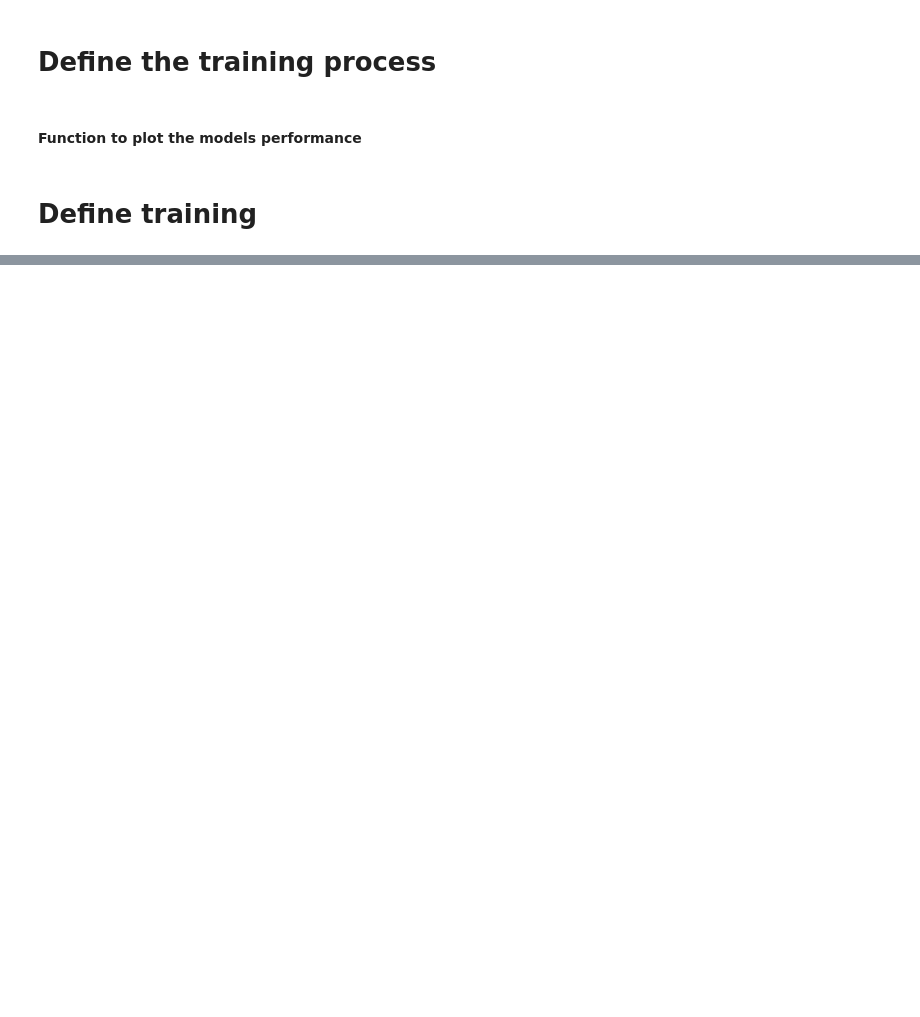
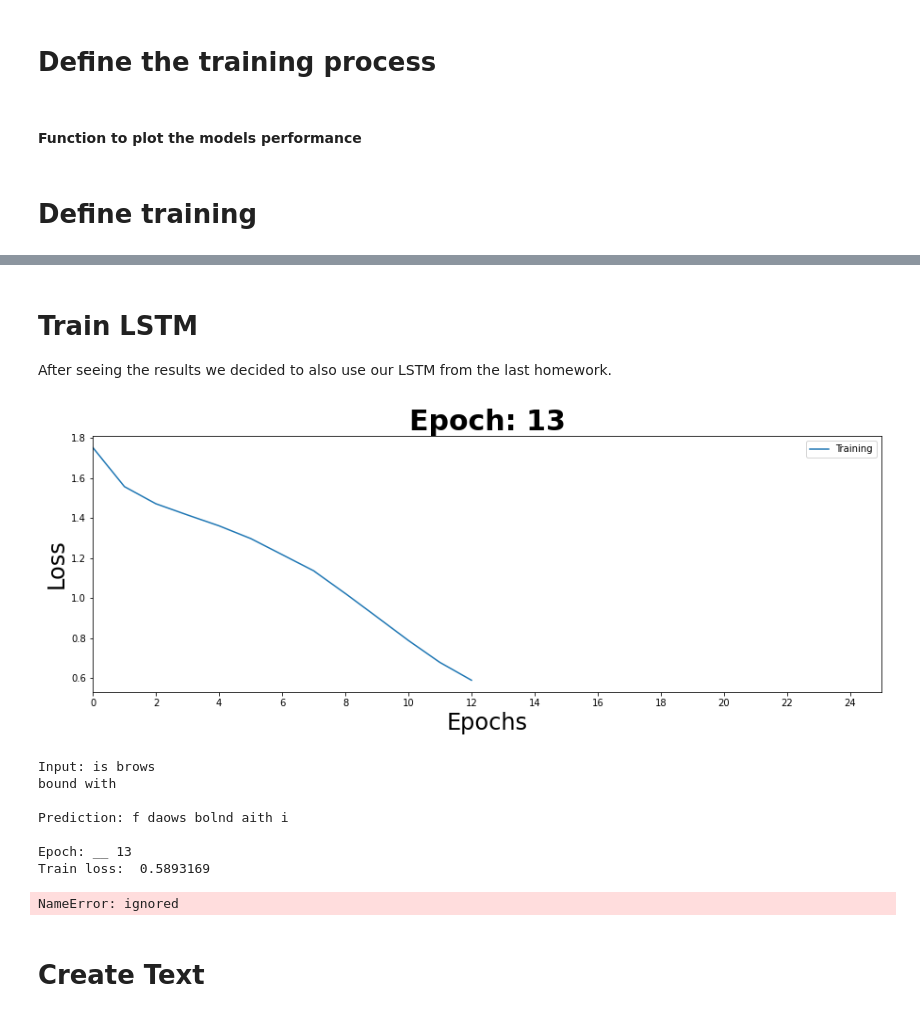
Before and after one commit to GondorCallsForAid/Iannwtf-mbanser-kvatankhahba-rhorn, a Jupyter notebook: Homework10/Text_Generation.ipynb, the cells around one changed output, grey strips where cells are left out. Saved outputs shown, nothing was run; the diff lists cells and outputs as text; code cells hidden in the pictures; blank space fills up the shorter version.

```diff
--- a/Homework10/Text_Generation.ipynb
+++ b/Homework10/Text_Generation.ipynb
@@ -276,11 +288,11 @@ class RNN(Model):
 
 We sample one character for each timestep using the softmax output as distribution.
 # %%
-rnn = RNN(128, len(vocab), 64)
+rnn = RNN(256, len(vocab), 128)
 for input, target in dataset.take(1):
     rnn_out = rnn(input)
     print(f'Input: {text_from_ids(input[0])}\n')
-    predicted_ids = tf.random.categorical(rnn_out[0], num_samples=1)
+    predicted_ids = tf.random.categorical(tf.math.log(rnn_out[0]), num_samples=1)
     print(f'Prediction: {text_from_ids(predicted_ids)}\n')
 
 rnn.summary()
@@ -426,0 +599,4 @@ tf.Tensor(1.9795345, shape=(), dtype=float32)
+# %% [markdown]
+# Train LSTM
+
+After seeing the results we decided to also use our LSTM from the last homework.
@@ -426,0 +612,41 @@ tf.Tensor(1.9795345, shape=(), dtype=float32)
+# %%
+%%time
+tf.keras.backend.clear_session()
+
+learning_rate = 0.001
+state_size = 4096
+embedding_size = 256
+epochs = 25
+
+# Initialize the loss
+# We use SparseCategoricalCrossentropy here
+# This way we don't have to onehot encode our targets and can just use the charID and the softmax prediction to calculate the loss
+loss_function = tf.keras.losses.SparseCategoricalCrossentropy()
+
+# Initialize the optimizer
+optimizer = tf.keras.optimizers.Adam(learning_rate)
+
+# Initialize model
+lstm = LSTM(state_size, len(vocab), embedding_size)
+train_model(
+    model = lstm,
+    dataset = dataset,
+    num_epochs = epochs,
+    loss_function = loss_function,
+    optimizer = optimizer
+)
+# %% [output]
+[figure, added]
+Input: is brows
+bound with
+
+Prediction: f daows bolnd aith i
+
+Epoch: __ 13
+Train loss:  0.5893169
+# %%
+lstm.summary()
+# %% [output]
+NameError: ignored
+# %% [markdown]
+# Create Text
```
Also changed, not shown: parts of 21 cells of this notebook.
